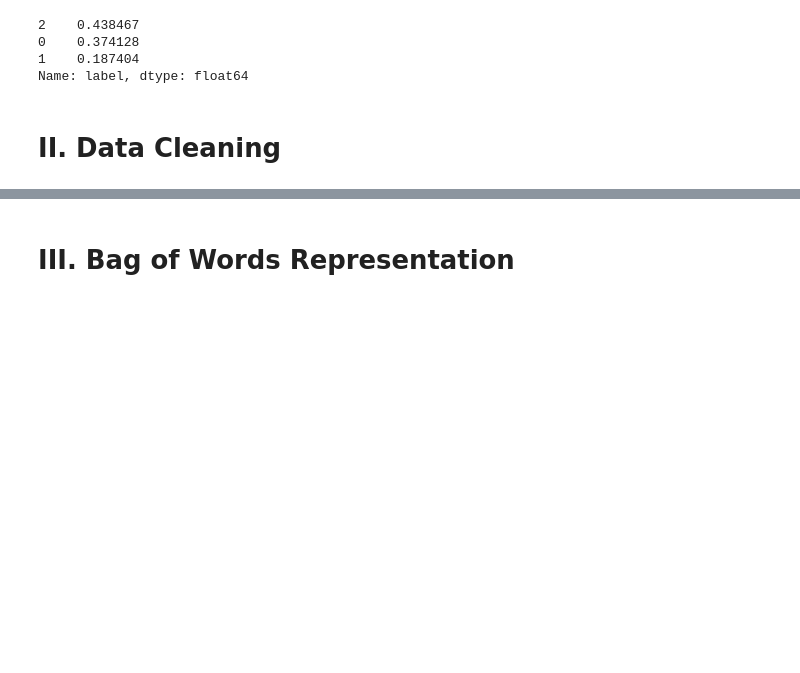
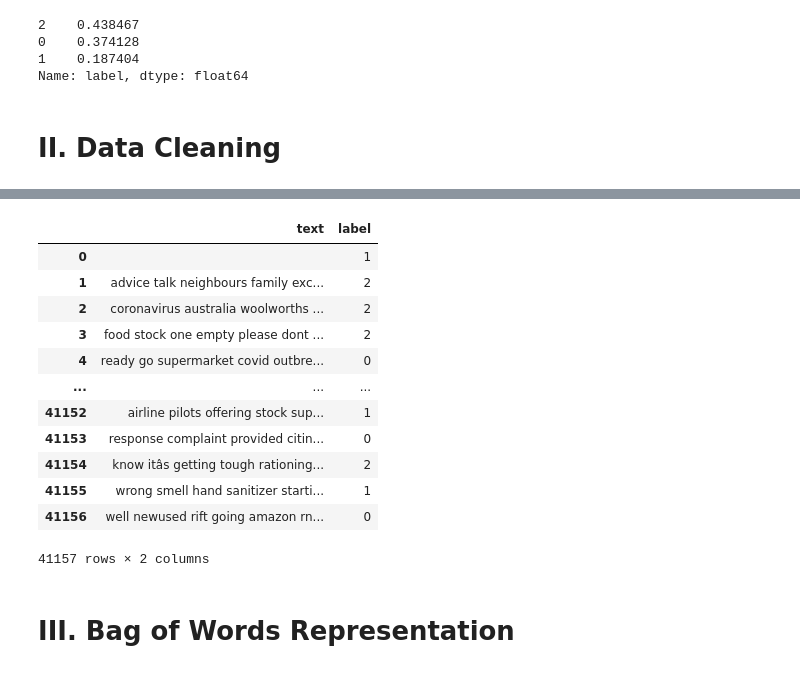
Before and after one commit to moulbn/Sentiment-Analysis-and-Topic-Identification, a Jupyter notebook: preprocessing_bow.ipynb, the cells around one changed output, grey strips where cells are left out. Drawn from its saved outputs; the diff is of its cells as text; code cells hidden in the pictures; blank space fills up the shorter version.

Commit message:
beautiful data cleaning pipeline

```diff
--- a/preprocessing_bow.ipynb
+++ b/preprocessing_bow.ipynb
@@ -213,0 +112,13 @@ validation['text'] = validation['text'].apply(lambda x:tokenize(x))
+# %%
+def tokenize_sentence(df, colname):
+    df[colname] = df[colname].str.split()
+    return df
+# %%
+def remove_stop_words(df, colname):
+    stop_words = stopwords.words('english')
+    df[colname] = df[colname].apply(lambda x: [word for word in x if word not in stop_words])
+    return df
+# %%
+def reverse_tokenize_sentence(df, colname):
+    df[colname] = df[colname].map(lambda word: ' '.join(word))
+    return df
@@ -213,0 +150,17 @@ validation['text'] = validation['text'].apply(lambda x:tokenize(x))
+# %%
+def text_cleaning(df, colname):
+    """
+    Takes in a string of text, then performs the following:
+    1. Tokenize sentences
+    2. Remove all stopwords
+    3. convert tokenized text to text
+    """
+
+    df = (
+        df
+        .pipe(tokenize_sentence, colname)
+        .pipe(remove_stop_words, colname)
+        .pipe(reverse_tokenize_sentence, colname)
+    )
+
+    return df
@@ -214,3 +183,19 @@ validation['text'] = validation['text'].apply(lambda x:tokenize(x))
+# %%
+text_cleaning(training, "text")
+# %% [output]
+|  | text | label |
+| 0 |  | 1 |
+| 1 | advice talk neighbours family exc... | 2 |
+| 2 | coronavirus australia woolworths ... | 2 |
+| 3 | food stock one empty please dont ... | 2 |
+| 4 | ready go supermarket covid outbre... | 0 |
+| ... | ... | ... |
+| 41152 | airline pilots offering stock sup... | 1 |
+| 41153 | response complaint provided citin... | 0 |
+| 41154 | know itâs getting tough rationing... | 2 |
+| 41155 | wrong smell hand sanitizer starti... | 1 |
+| 41156 | well newused rift going amazon rn... | 0 |
+41157 rows × 2 columns
 # %% [markdown]
 # III. Bag of Words Representation
 # %%
```
Also changed, not shown: parts of 13 cells of this notebook.
